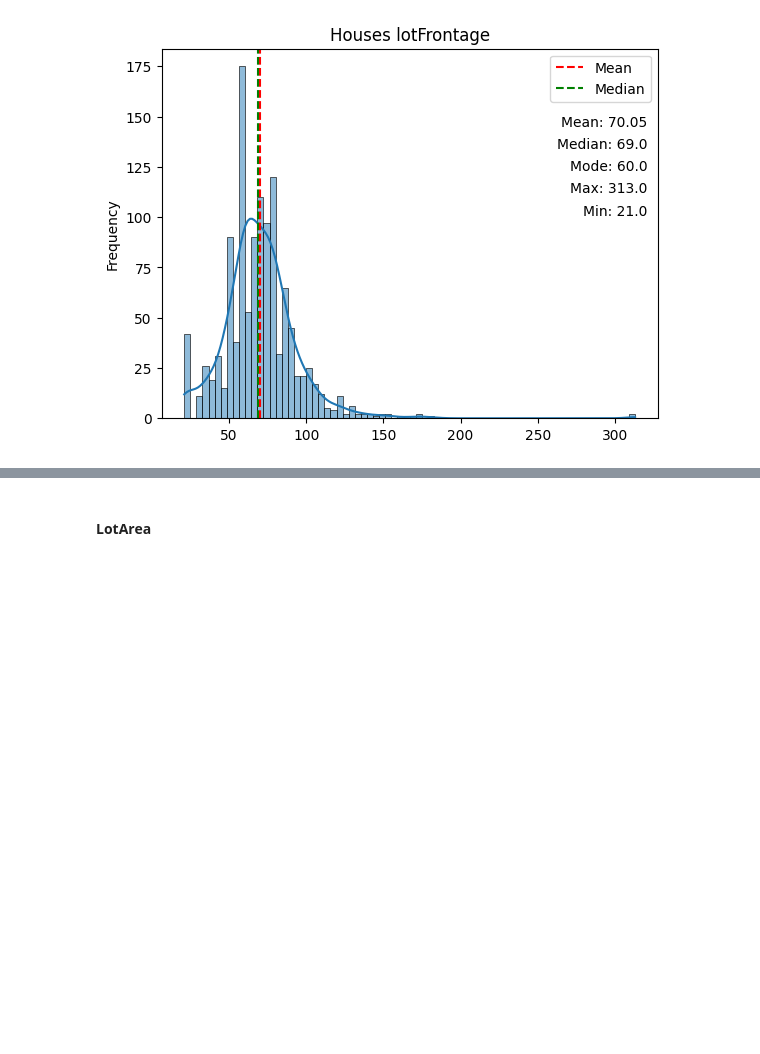
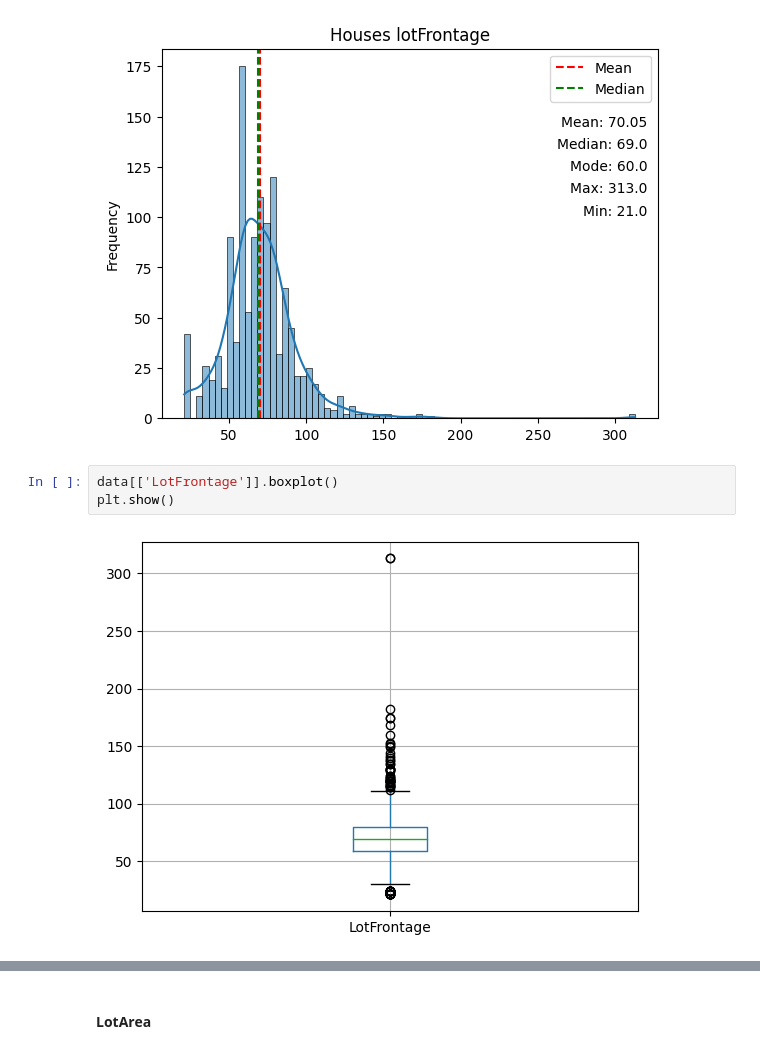
Before and after one commit to DannyEst6109/HT3-DataMining, a Jupyter notebook: analisisExploratorio.ipynb, the cells around one changed output, grey strips where cells are left out. Cells and saved outputs as stored; diff of their text form; blank space fills up the shorter version.

```diff
--- a/analisisExploratorio.ipynb
+++ b/analisisExploratorio.ipynb
@@ -126,3 +126,8 @@ min        21.000000
 max       313.000000
 Name: LotFrontage, dtype: float64
 [figure]
+# %%
+data[['LotFrontage']].boxplot()
+plt.show()
+# %% [output]
+[figure, added]
```
Also changed, not shown: parts of 7 cells of this notebook.
